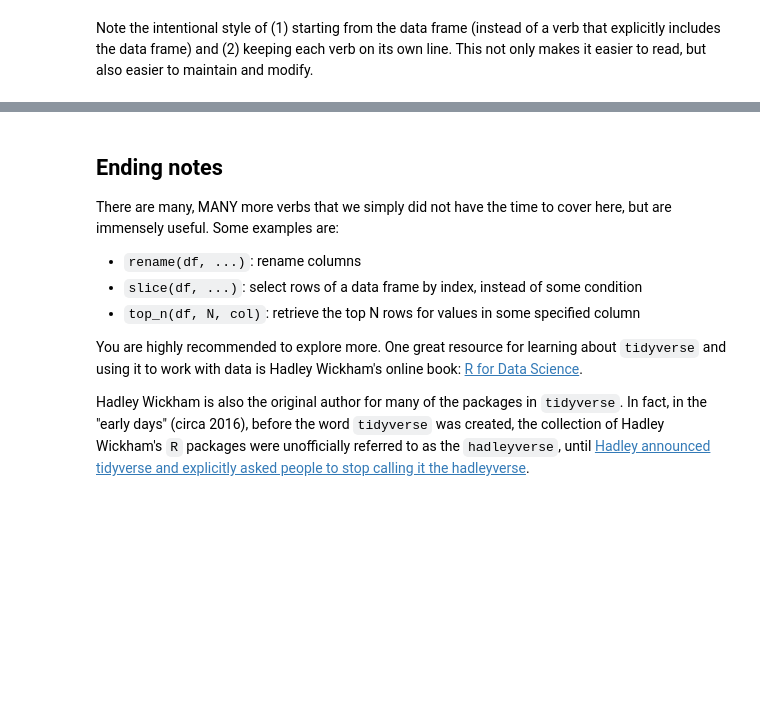
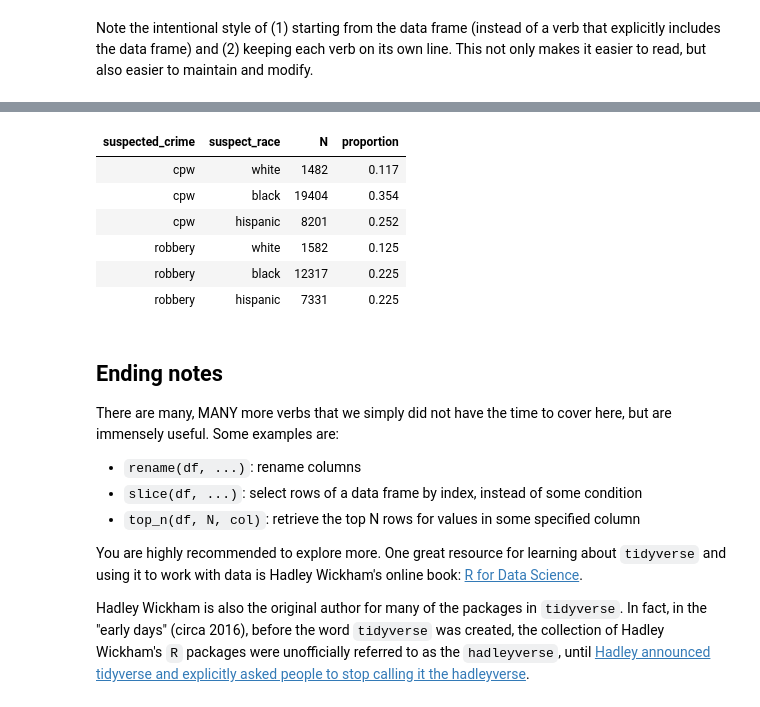
Before and after one commit to stanford-policylab/law-order-algo, a Jupyter notebook: notebooks/week-1-dplyr-answers.ipynb, the cells around one changed output, grey strips where cells are left out. Cells and saved outputs as stored; diff of their text form; code cells hidden in the pictures; blank space fills up the shorter version.

```diff
--- a/notebooks/week-1-dplyr-answers.ipynb
+++ b/notebooks/week-1-dplyr-answers.ipynb
@@ -828,3 +832,26 @@ TBD
+# %%
+# WRITE CODE HERE
+# START solution
+
+stop_df %>%
+    group_by(suspected_crime, suspect_race) %>%
+    summarize(N = n()) %>%
+    group_by(suspect_race) %>%
+    mutate(
+        proportion = N / sum(N)
+    ) %>%
+    group_by(suspected_crime) %>%
+    filter(all(proportion > 0.1))
+
+# END
+# %% [output]
+| suspected_crime | suspect_race | N | proportion |
+| cpw | white | 1482 | 0.117 |
+| cpw | black | 19404 | 0.354 |
+| cpw | hispanic | 8201 | 0.252 |
+| robbery | white | 1582 | 0.125 |
+| robbery | black | 12317 | 0.225 |
+| robbery | hispanic | 7331 | 0.225 |
 # %% [markdown]
 ## Ending notes
 
```
Also changed, not shown: parts of 6 cells of this notebook.
